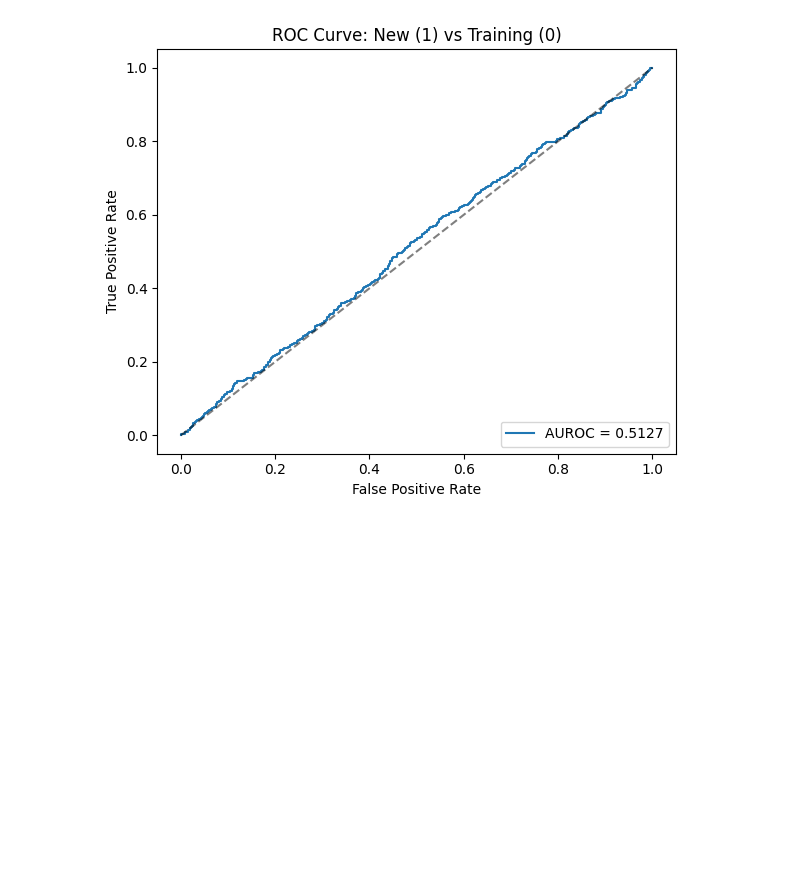
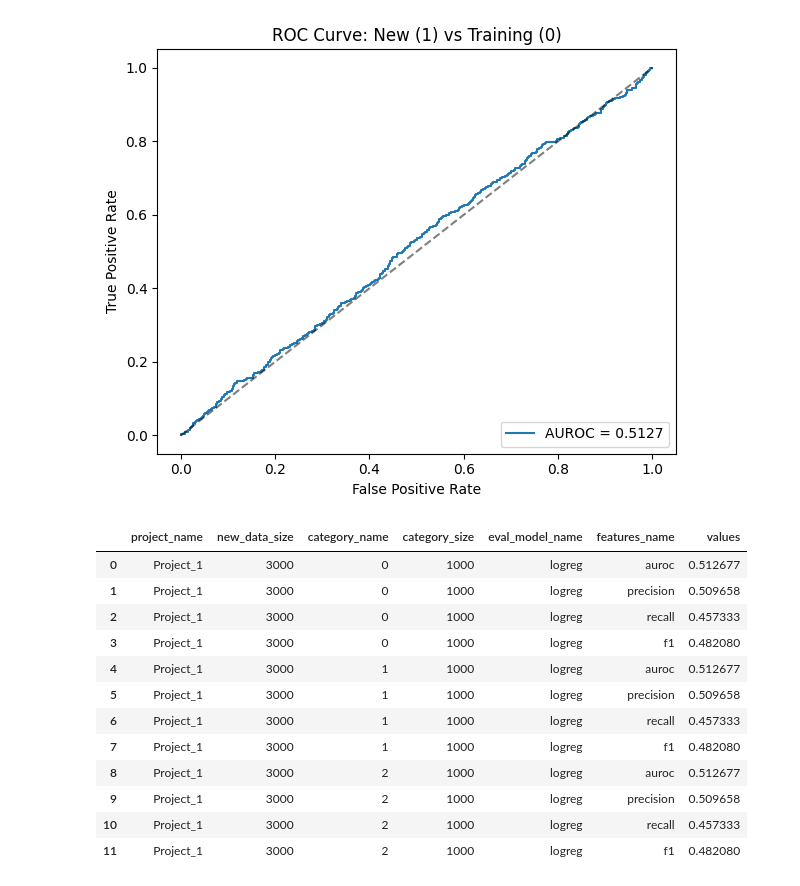
Before and after one commit to Kushal-12061999/general_experiments, a Jupyter notebook: data_monitoring.ipynb, the cells around one changed output. Cells and saved outputs as stored; diff of their text form; code cells hidden in the pictures; blank space fills up the shorter version.

Commit message:
Kaggle Notebook | Data Monitoring | Version 3

```diff
--- a/data_monitoring.ipynb
+++ b/data_monitoring.ipynb
@@ -335,2 +306,0 @@ list(results.values())
-# %%
-features_name = ['auroc','precision','recall','f1']
@@ -362,11 +321,7 @@ def data_report_by_category(
     category_freq_dist = train_df[category_col].value_counts()
     category_list = list(category_freq_dist.index)
     category_freq = list(category_freq_dist.values)
-    category_name = []
-    category_size = []
-    data_size = []
     features_name = ['auroc','precision','recall','f1']
-    features_name_col = []
     data_result = pd.DataFrame()
     for cat in category_list:
         train_df_cat = train_df[train_df[category_col] == cat]
@@ -452,3 +407,19 @@ result_df = data_report_by_category(
 [figure]
 # %%
 result_df.to_csv('model_based_monitoring.csv',index = False)
+# %%
+result_df
+# %% [output]
+|  | project_name | new_data_size | category_name | category_size | eval_model_name | features_name | values |
+| 0 | Project_1 | 3000 | 0 | 1000 | logreg | auroc | 0.512677 |
+| 1 | Project_1 | 3000 | 0 | 1000 | logreg | precision | 0.509658 |
+| 2 | Project_1 | 3000 | 0 | 1000 | logreg | recall | 0.457333 |
+| 3 | Project_1 | 3000 | 0 | 1000 | logreg | f1 | 0.482080 |
+| 4 | Project_1 | 3000 | 1 | 1000 | logreg | auroc | 0.512677 |
+| 5 | Project_1 | 3000 | 1 | 1000 | logreg | precision | 0.509658 |
+| 6 | Project_1 | 3000 | 1 | 1000 | logreg | recall | 0.457333 |
+| 7 | Project_1 | 3000 | 1 | 1000 | logreg | f1 | 0.482080 |
+| 8 | Project_1 | 3000 | 2 | 1000 | logreg | auroc | 0.512677 |
+| 9 | Project_1 | 3000 | 2 | 1000 | logreg | precision | 0.509658 |
+| 10 | Project_1 | 3000 | 2 | 1000 | logreg | recall | 0.457333 |
+| 11 | Project_1 | 3000 | 2 | 1000 | logreg | f1 | 0.482080 |
```
Also changed, not shown: parts of 5 cells of this notebook.
